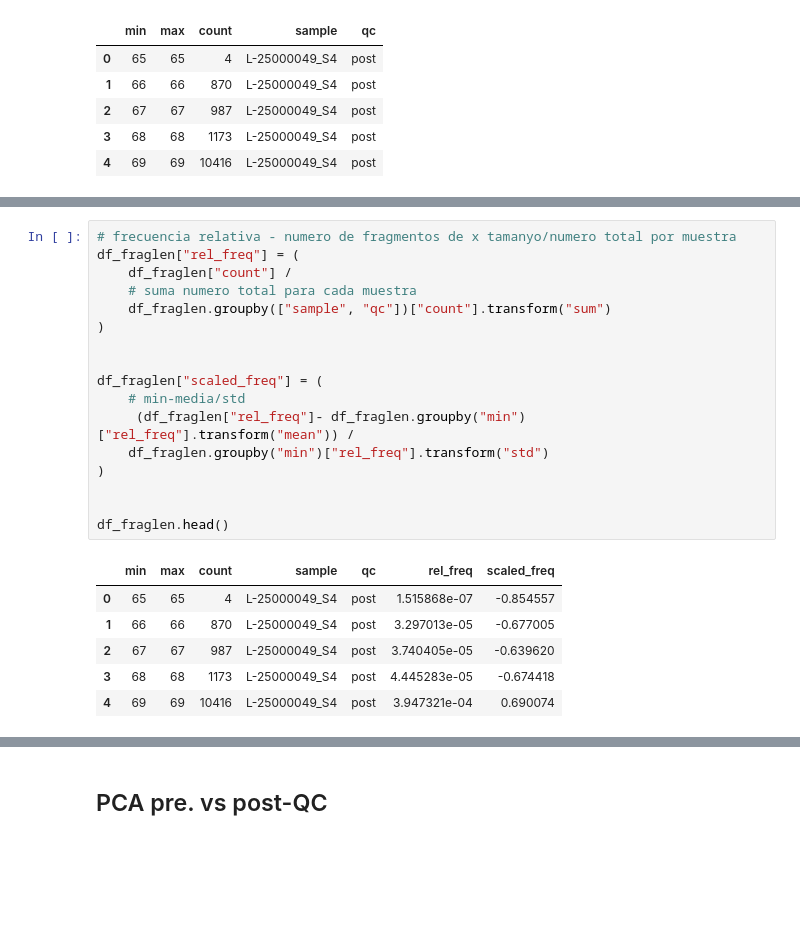
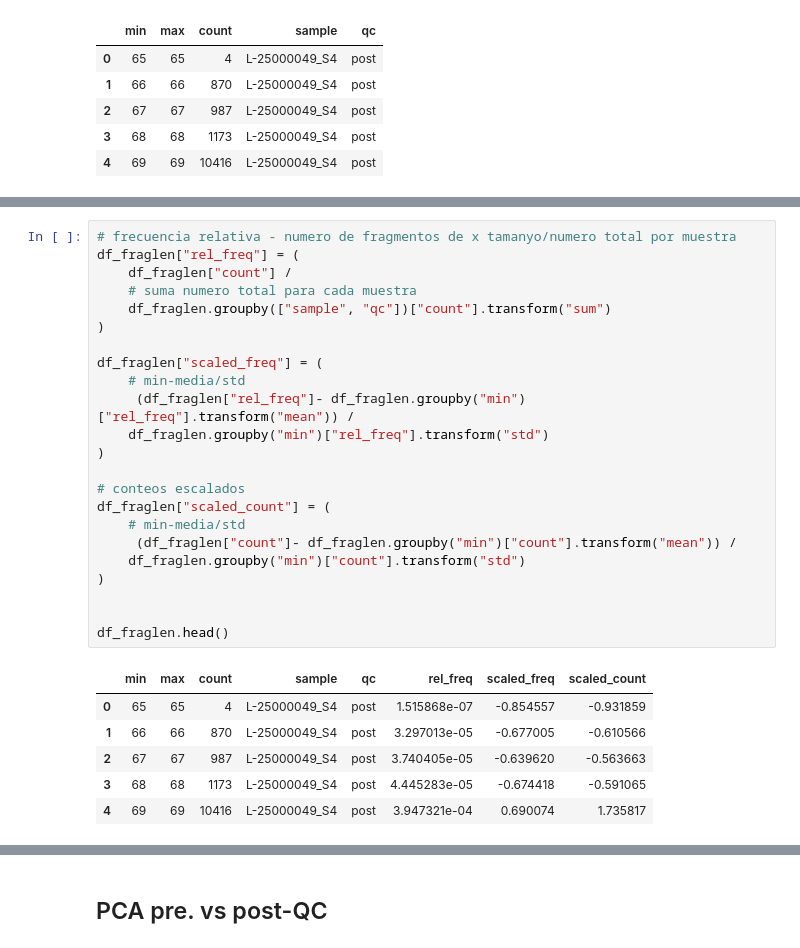
Before and after one commit to sara-suarez93/bcltofrag, a Jupyter notebook: notebook_analysis_fragmentomics.ipynb, the cells around one changed output, grey strips where cells are left out. Drawn from its saved outputs; the diff is of its cells as text; blank space fills up the shorter version.

```diff
--- a/notebook_analysis_fragmentomics.ipynb
+++ b/notebook_analysis_fragmentomics.ipynb
@@ -331,25 +390,31 @@ df_fraglen.head()
 # %%
 # frecuencia relativa - numero de fragmentos de x tamanyo/numero total por muestra
 df_fraglen["rel_freq"] = (
     df_fraglen["count"] /
     # suma numero total para cada muestra
     df_fraglen.groupby(["sample", "qc"])["count"].transform("sum")
 )
 
-
 df_fraglen["scaled_freq"] = (
     # min-media/std
      (df_fraglen["rel_freq"]- df_fraglen.groupby("min")["rel_freq"].transform("mean")) /
     df_fraglen.groupby("min")["rel_freq"].transform("std")
 )
 
+# conteos escalados
+df_fraglen["scaled_count"] = (
+    # min-media/std
+     (df_fraglen["count"]- df_fraglen.groupby("min")["count"].transform("mean")) /
+    df_fraglen.groupby("min")["count"].transform("std")
+)
+
 
 df_fraglen.head()
 # %% [output]
-|  | min | max | count | sample | qc | rel_freq | scaled_freq |
-| 0 | 65 | 65 | 4 | L-25000049_S4 | post | 1.515868e-07 | -0.854557 |
-| 1 | 66 | 66 | 870 | L-25000049_S4 | post | 3.297013e-05 | -0.677005 |
-| 2 | 67 | 67 | 987 | L-25000049_S4 | post | 3.740405e-05 | -0.639620 |
-| 3 | 68 | 68 | 1173 | L-25000049_S4 | post | 4.445283e-05 | -0.674418 |
-| 4 | 69 | 69 | 10416 | L-25000049_S4 | post | 3.947321e-04 | 0.690074 |
+|  | min | max | count | sample | qc | rel_freq | scaled_freq | scaled_count |
+| 0 | 65 | 65 | 4 | L-25000049_S4 | post | 1.515868e-07 | -0.854557 | -0.931859 |
+| 1 | 66 | 66 | 870 | L-25000049_S4 | post | 3.297013e-05 | -0.677005 | -0.610566 |
+| 2 | 67 | 67 | 987 | L-25000049_S4 | post | 3.740405e-05 | -0.639620 | -0.563663 |
+| 3 | 68 | 68 | 1173 | L-25000049_S4 | post | 4.445283e-05 | -0.674418 | -0.591065 |
+| 4 | 69 | 69 | 10416 | L-25000049_S4 | post | 3.947321e-04 | 0.690074 | 1.735817 |
 # %%
```
Also changed, not shown: parts of 23 cells of this notebook, 4 other files.
